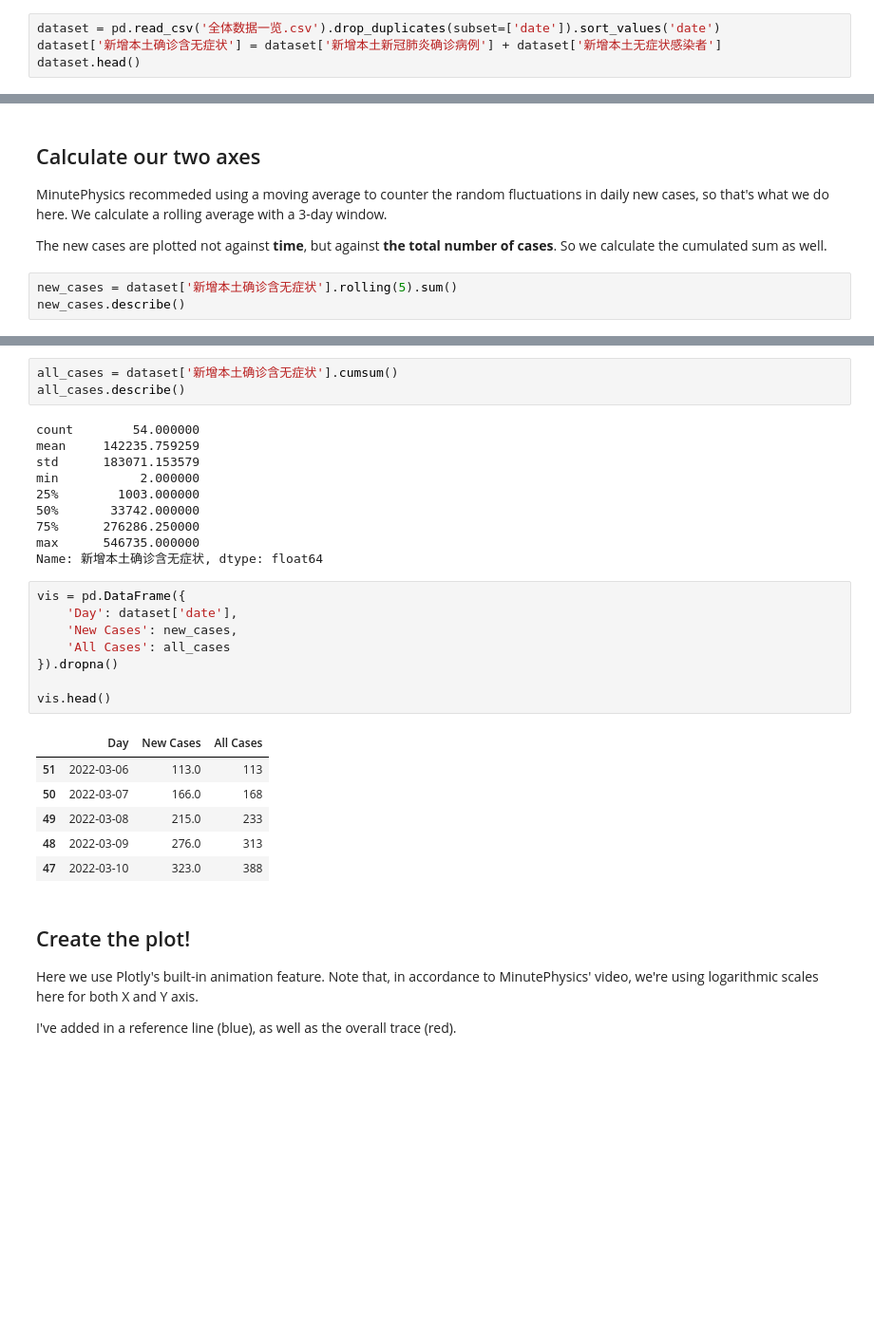
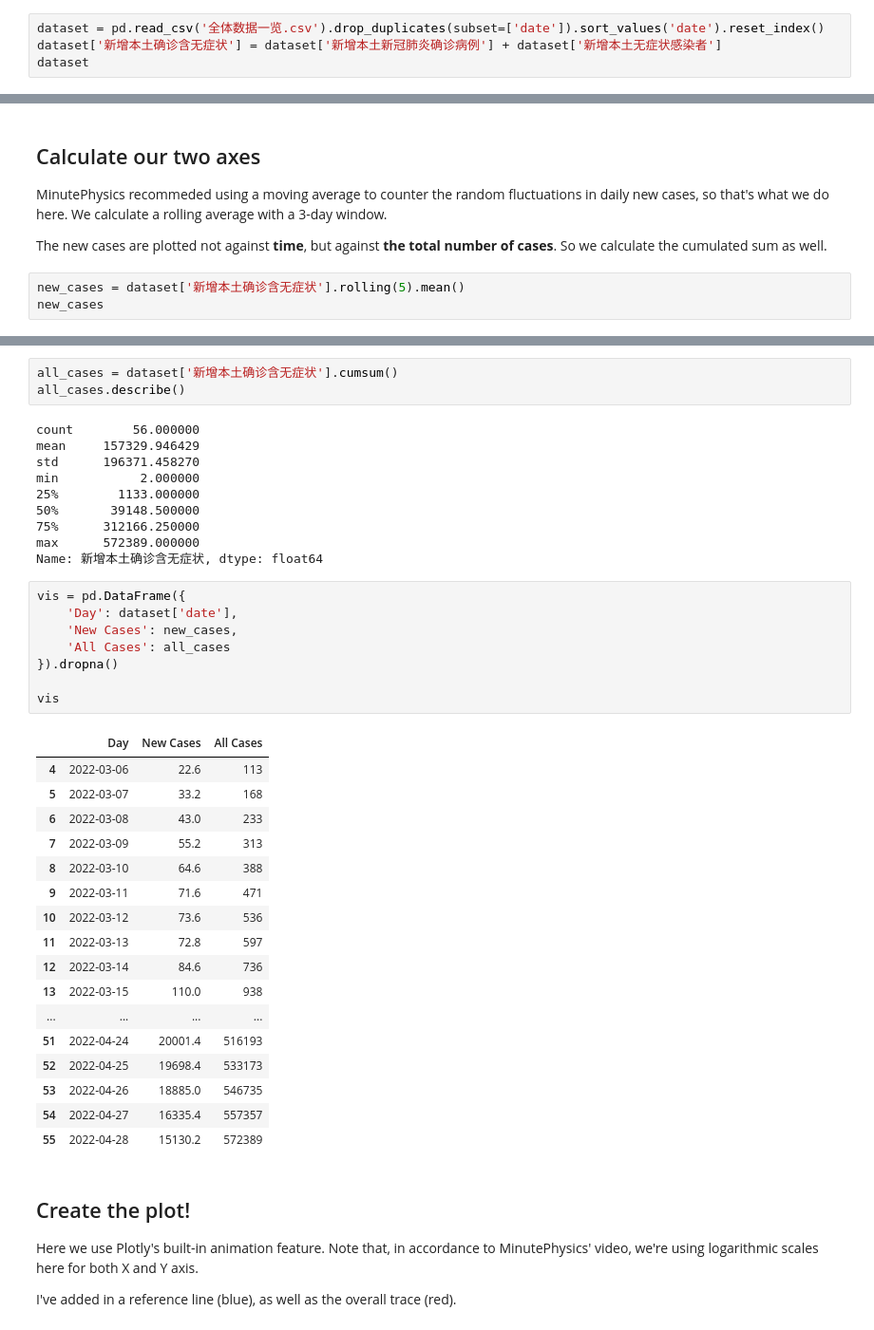
Before and after one commit to shaunabanana/shanghai-covid19-vis, a Jupyter notebook: Visualization.ipynb, the cells around one changed output, grey strips where cells are left out. Shown at 95% size. Saved outputs shown, nothing was run; the diff lists cells and outputs as text; blank space fills up the shorter version.

```diff
--- a/Visualization.ipynb
+++ b/Visualization.ipynb
@@ -7,7 +7,7 @@ Data depends on the work of [@kekincai](https://github.com/kekincai), downloaded
 # %%
 import pandas as pd
 # %%
-dataset = pd.read_csv('全体数据一览.csv').drop_duplicates(subset=['date']).sort_values('date')
+dataset = pd.read_csv('全体数据一览.csv').drop_duplicates(subset=['date']).sort_values('date').reset_index()
 dataset['新增本土确诊含无症状'] = dataset['新增本土新冠肺炎确诊病例'] + dataset['新增本土无症状感染者']
-dataset.head()
+dataset
 # %% [output]
@@ -24,6 +35,6 @@ MinutePhysics recommeded using a moving average to counter the random fluctuatio
 
 The new cases are plotted not against **time**, but against **the total number of cases**. So we calculate the cumulated sum as well.
 # %%
-new_cases = dataset['新增本土确诊含无症状'].rolling(5).sum()
-new_cases.describe()
+new_cases = dataset['新增本土确诊含无症状'].rolling(5).mean()
+new_cases
 # %% [output]
@@ -40,30 +59,41 @@ Name: 新增本土确诊含无症状, dtype: float64
 all_cases = dataset['新增本土确诊含无症状'].cumsum()
 all_cases.describe()
 # %% [output]
-count        54.000000
-mean     142235.759259
-std      183071.153579
+count        56.000000
+mean     157329.946429
+std      196371.458270
 min           2.000000
-25%        1003.000000
-50%       33742.000000
-75%      276286.250000
-max      546735.000000
+25%        1133.000000
+50%       39148.500000
+75%      312166.250000
+max      572389.000000
 Name: 新增本土确诊含无症状, dtype: float64
 # %%
 vis = pd.DataFrame({
     'Day': dataset['date'],
     'New Cases': new_cases,
     'All Cases': all_cases
 }).dropna()
 
-vis.head()
+vis
 # %% [output]
 |  | Day | New Cases | All Cases |
-| 51 | 2022-03-06 | 113.0 | 113 |
-| 50 | 2022-03-07 | 166.0 | 168 |
-| 49 | 2022-03-08 | 215.0 | 233 |
-| 48 | 2022-03-09 | 276.0 | 313 |
-| 47 | 2022-03-10 | 323.0 | 388 |
+| 4 | 2022-03-06 | 22.6 | 113 |
+| 5 | 2022-03-07 | 33.2 | 168 |
+| 6 | 2022-03-08 | 43.0 | 233 |
+| 7 | 2022-03-09 | 55.2 | 313 |
+| 8 | 2022-03-10 | 64.6 | 388 |
+| 9 | 2022-03-11 | 71.6 | 471 |
+| 10 | 2022-03-12 | 73.6 | 536 |
+| 11 | 2022-03-13 | 72.8 | 597 |
+| 12 | 2022-03-14 | 84.6 | 736 |
+| 13 | 2022-03-15 | 110.0 | 938 |
+| ... | ... | ... | ... |
+| 51 | 2022-04-24 | 20001.4 | 516193 |
+| 52 | 2022-04-25 | 19698.4 | 533173 |
+| 53 | 2022-04-26 | 18885.0 | 546735 |
+| 54 | 2022-04-27 | 16335.4 | 557357 |
+| 55 | 2022-04-28 | 15130.2 | 572389 |
 # %% [markdown]
 ## Create the plot!
 
```
Also changed, not shown: parts of 2 cells of this notebook, 2 other files.
